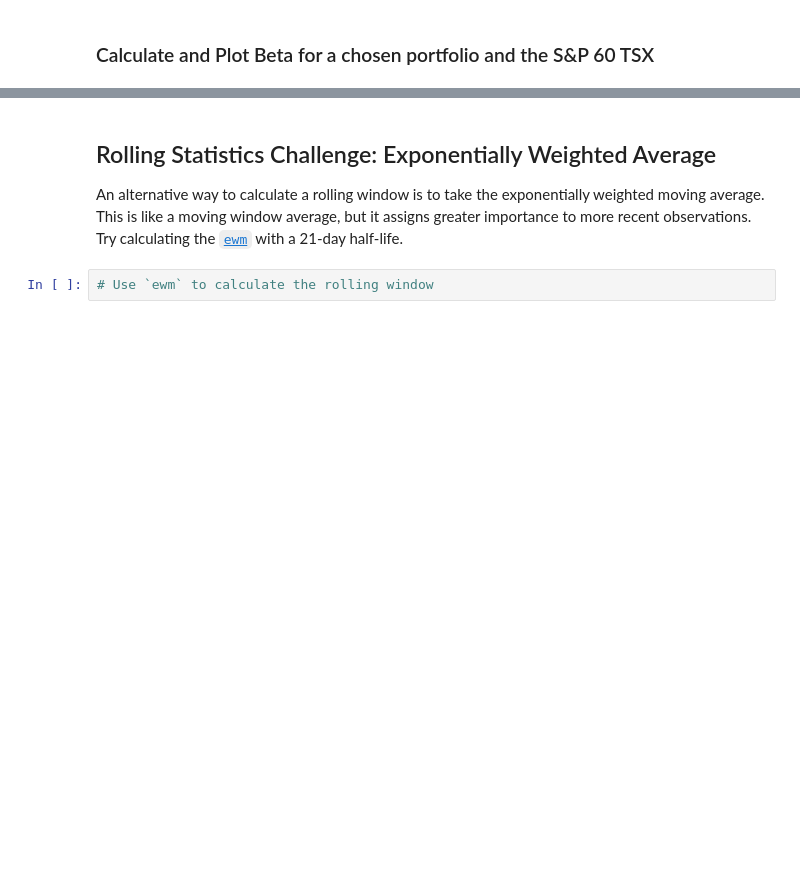
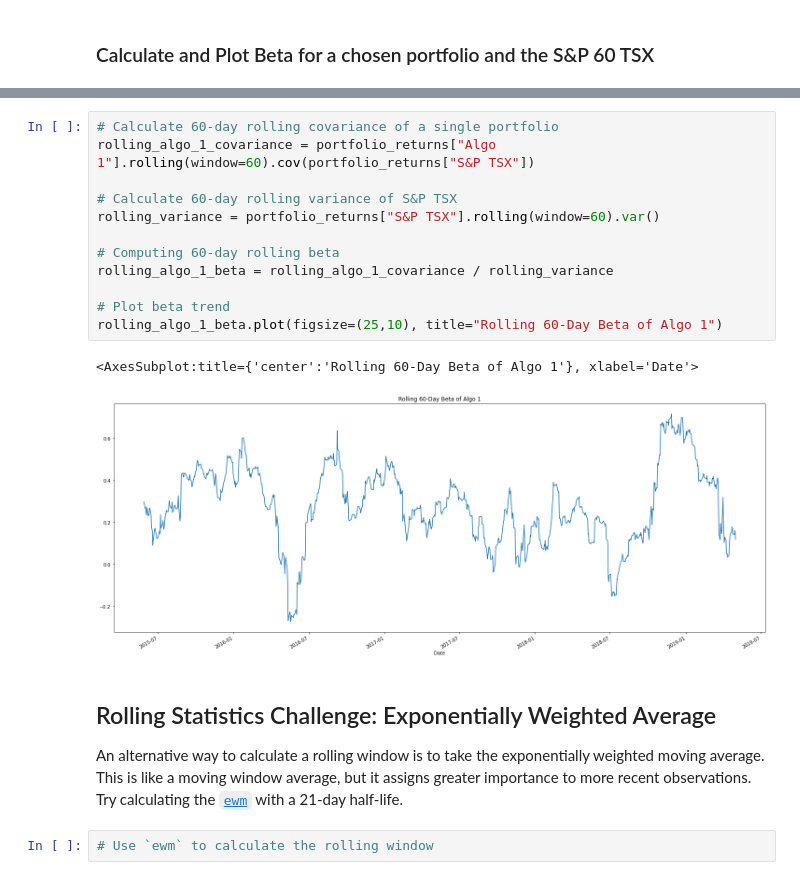
Before and after one commit to brilliantlyc/Portfolios_Analysis, a Jupyter notebook: whale_analysis.ipynb, the cells around one changed output, grey strips where cells are left out. Cells and saved outputs as stored; diff of their text form; blank space fills up the shorter version.

```diff
--- a/whale_analysis.ipynb
+++ b/whale_analysis.ipynb
@@ -366,3 +387,18 @@ Risk changes over time. Analyze the rolling statistics for Risk and Beta.
+# %%
+# Calculate 60-day rolling covariance of a single portfolio
+rolling_algo_1_covariance = portfolio_returns["Algo 1"].rolling(window=60).cov(portfolio_returns["S&P TSX"])
+
+# Calculate 60-day rolling variance of S&P TSX
+rolling_variance = portfolio_returns["S&P TSX"].rolling(window=60).var()
+
+# Computing 60-day rolling beta
+rolling_algo_1_beta = rolling_algo_1_covariance / rolling_variance
+
+# Plot beta trend
+rolling_algo_1_beta.plot(figsize=(25,10), title="Rolling 60-Day Beta of Algo 1")
+# %% [output]
+<AxesSubplot:title={'center':'Rolling 60-Day Beta of Algo 1'}, xlabel='Date'>
+[figure, added]
 # %% [markdown]
 ## Rolling Statistics Challenge: Exponentially Weighted Average
 
```
Also changed, not shown: parts of 7 cells of this notebook.
